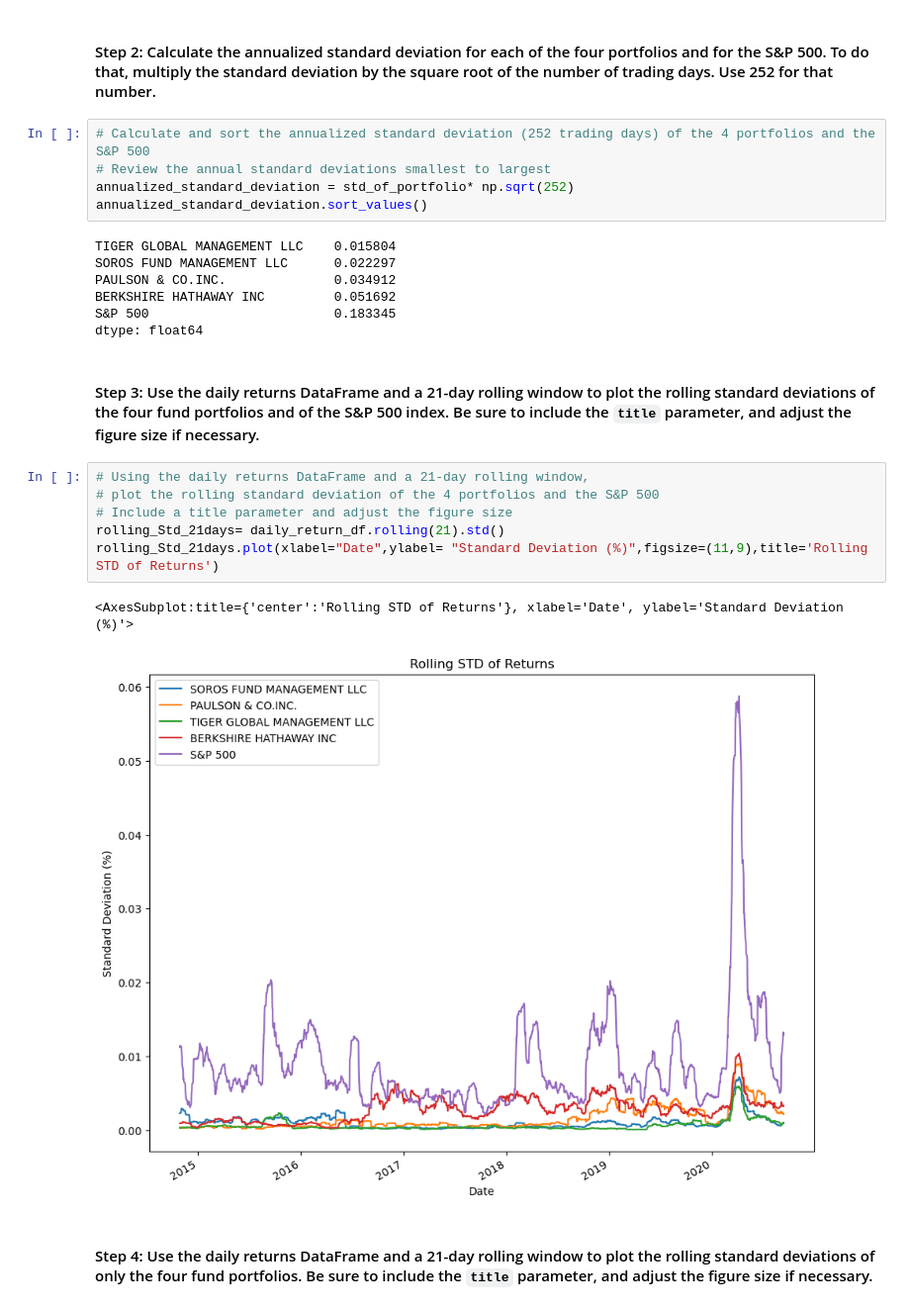
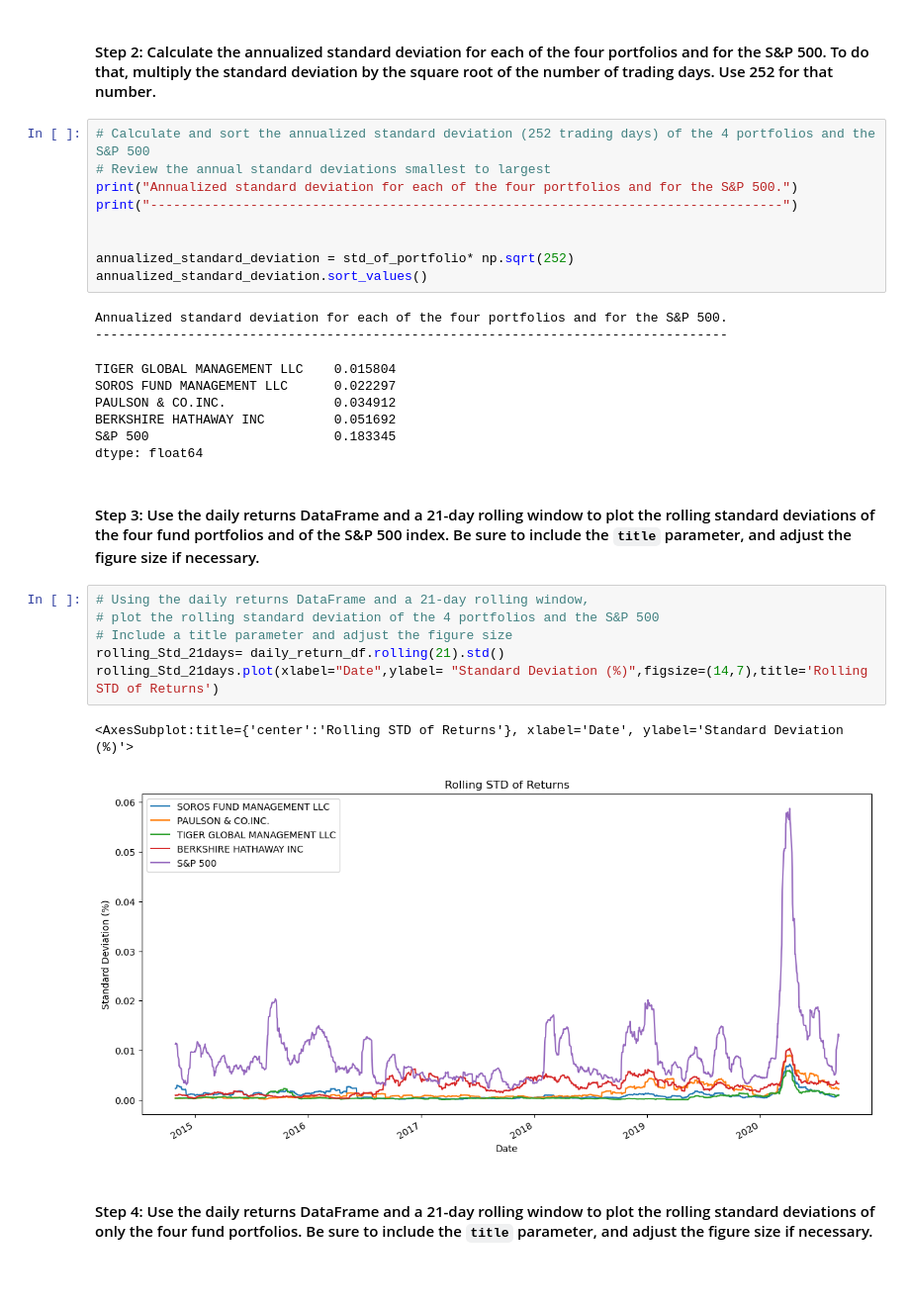
Before and after one commit to malika0410/Quantitative-Analysis-for-Retirement-Portfolio, a Jupyter notebook: risk_return_analysis.ipynb, the cells around one changed output. Shown: that part at 99% size. Saved outputs shown, nothing was run; the diff lists cells and outputs as text; blank space fills up the shorter version.

```diff
--- a/risk_return_analysis.ipynb
+++ b/risk_return_analysis.ipynb
@@ -252,26 +252,32 @@ dtype: float64
 # %%
 # Calculate and sort the annualized standard deviation (252 trading days) of the 4 portfolios and the S&P 500
 # Review the annual standard deviations smallest to largest
+print("Annualized standard deviation for each of the four portfolios and for the S&P 500.")
+print("----------------------------------------------------------------------------------")
+
+
 annualized_standard_deviation = std_of_portfolio* np.sqrt(252)
 annualized_standard_deviation.sort_values()
 # %% [output]
-TIGER GLOBAL MANAGEMENT LLC    0.015804
-SOROS FUND MANAGEMENT LLC      0.022297
-PAULSON & CO.INC.              0.034912
-BERKSHIRE HATHAWAY INC         0.051692
-S&P 500                        0.183345
-dtype: float64
+Annualized standard deviation for each of the four portfolios and for the S&P 500.
+----------------------------------------------------------------------------------
+TIGER GLOBAL MANAGEMENT LLC    0.015804
+SOROS FUND MANAGEMENT LLC      0.022297
+PAULSON & CO.INC.              0.034912
+BERKSHIRE HATHAWAY INC         0.051692
+S&P 500                        0.183345
+dtype: float64
 # %% [markdown]
 #### Step 3: Use the daily returns DataFrame and a 21-day rolling window to plot the rolling standard deviations of the four fund portfolios and of the S&P 500 index. Be sure to include the `title` parameter, and adjust the figure size if necessary.
 # %%
 # Using the daily returns DataFrame and a 21-day rolling window,
 # plot the rolling standard deviation of the 4 portfolios and the S&P 500
 # Include a title parameter and adjust the figure size
 rolling_Std_21days= daily_return_df.rolling(21).std()
-rolling_Std_21days.plot(xlabel="Date",ylabel= "Standard Deviation (%)",figsize=(11,9),title='Rolling STD of Returns')
+rolling_Std_21days.plot(xlabel="Date",ylabel= "Standard Deviation (%)",figsize=(14,7),title='Rolling STD of Returns')
 # %% [output]
 <AxesSubplot:title={'center':'Rolling STD of Returns'}, xlabel='Date', ylabel='Standard Deviation (%)'>
-[figure, old version]
+[figure, new version]
 # %% [markdown]
 #### Step 4: Use the daily returns DataFrame and a 21-day rolling window to plot the rolling standard deviations of only the four fund portfolios. Be sure to include the `title` parameter, and adjust the figure size if necessary.
 # %%
```
Also changed, not shown: parts of 18 cells of this notebook.
